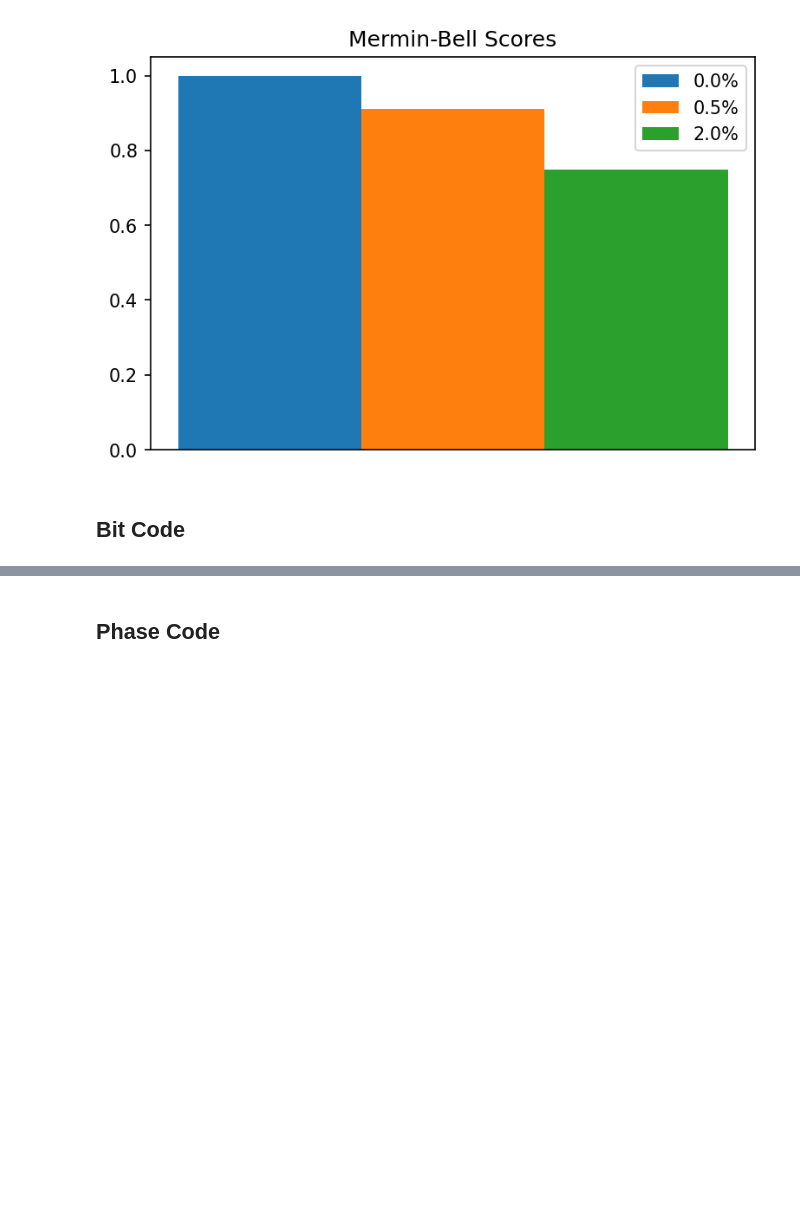
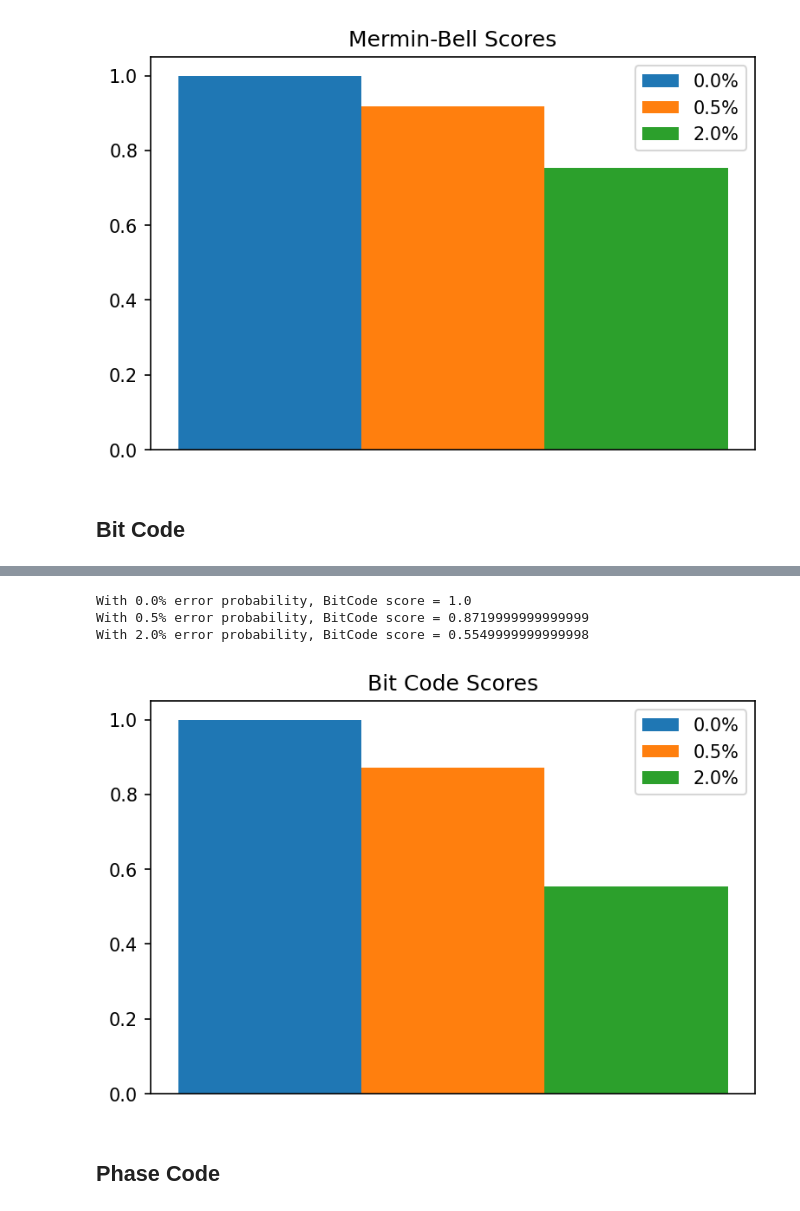
Before and after one commit to 00mjk/superMarq-1, a Jupyter notebook: HPCA_Artifact.ipynb, the cells around one changed output, grey strips where cells are left out. Drawn from its saved outputs; the diff is of its cells as text; code cells hidden in the pictures; blank space fills up the shorter version.

```diff
--- a/HPCA_Artifact.ipynb
+++ b/HPCA_Artifact.ipynb
@@ -103,5 +137,0 @@ for error_prob in [0.0, 0.005, 0.02]:
-# %%
-# Evaluate the benchmark score function
-scores = []
-for error_prob, counts in sim_results:
-    scores.append((error_prob, merminbell.score(counts)))
@@ -114,7 +140,8 @@ for error_prob, counts in sim_results:
 fig, ax = plt.subplots(dpi=150)
 width = 0.1
 
-for i, (error_prob, score) in enumerate(scores):
+for i, (error_prob, score) in enumerate(merminbell_scores):
+
     x = width * i
     ax.bar(x, score, width=width, label=f'{error_prob * 100:.1f}%', align='edge')
 
@@ -127,0 +176,8 @@ ax.get_xaxis().set_visible(False)
+# %%
+# Create the benchmark object and circuit
+num_data_qubits = 3
+num_rounds = 2
+bit_state = [0, 1, 0]
+bitcode = supermarq.bit_code.BitCode(num_data_qubits, num_rounds, bit_state)
+bitcode_circuit = bitcode.circuit()
+print(bitcode_circuit)
@@ -128,2 +194,29 @@ ax.get_xaxis().set_visible(False)
+# %%
+# Perform noisy simulation and evaluate the benchmark score function
+bitcode_scores = []
+for error_prob in [0.0, 0.005, 0.02]:
+    counts = noisy_simulation(bitcode_circuit, p=error_prob)
+    score = bitcode.score(counts)
+    bitcode_scores.append((error_prob, score))
+    print(f'With {error_prob*100:.1f}% error probability, BitCode score = {score:.4f}')
+# %% [output]
+With 0.0% error probability, BitCode score = 1.0
+With 0.5% error probability, BitCode score = 0.8719999999999999
+With 2.0% error probability, BitCode score = 0.5549999999999998
+# %%
+# Plot the results
+fig, ax = plt.subplots(dpi=150)
+width = 0.1
+
+for i, (error_prob, score) in enumerate(bitcode_scores):
+
+    x = width * i
+    ax.bar(x, score, width=width, label=f'{error_prob * 100:.1f}%', align='edge')
+
+ax.legend()
+ax.set_title('Bit Code Scores')
+ax.get_xaxis().set_visible(False)
+# %% [output]
+[figure, added]
 # %% [markdown]
 ## Phase Code
```
Also changed, not shown: parts of 33 cells of this notebook, 2 other files.
